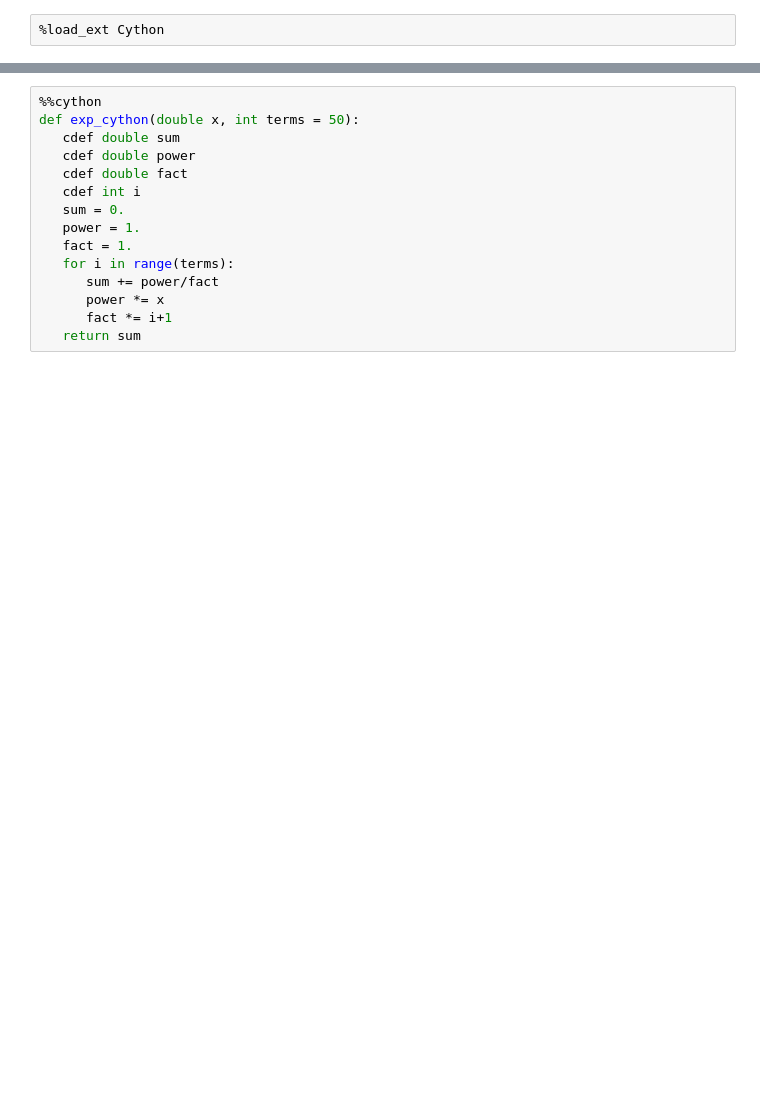
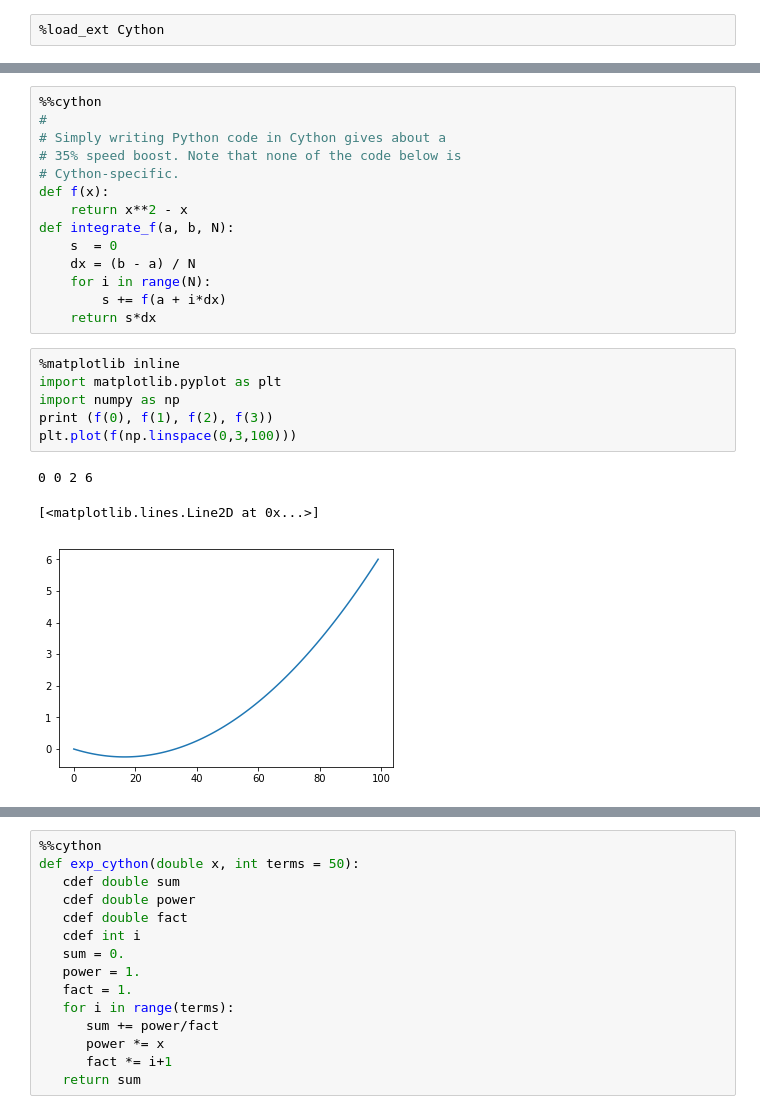
Before and after one commit to pnavaro/math-python, a Jupyter notebook: 21.Cython.ipynb, the cells around one changed output, grey strips where cells are left out. Drawn from its saved outputs; the diff is of its cells as text; blank space fills up the shorter version.

```diff
--- a/21.Cython.ipynb
+++ b/21.Cython.ipynb
@@ -2,0 +106,24 @@
+# %%
+%%cython
+#
+# Simply writing Python code in Cython gives about a
+# 35% speed boost. Note that none of the code below is
+# Cython-specific.
+def f(x):
+    return x**2 - x
+def integrate_f(a, b, N):
+    s  = 0
+    dx = (b - a) / N
+    for i in range(N):
+        s += f(a + i*dx)
+    return s*dx
+# %%
+%matplotlib inline
+import matplotlib.pyplot as plt
+import numpy as np
+print (f(0), f(1), f(2), f(3))
+plt.plot(f(np.linspace(0,3,100)))
+# %% [output]
+0 0 2 6
+[<matplotlib.lines.Line2D at 0x...>]
+[figure, added]
```
Also changed, not shown: parts of 51 cells of this notebook, 3 other files.
